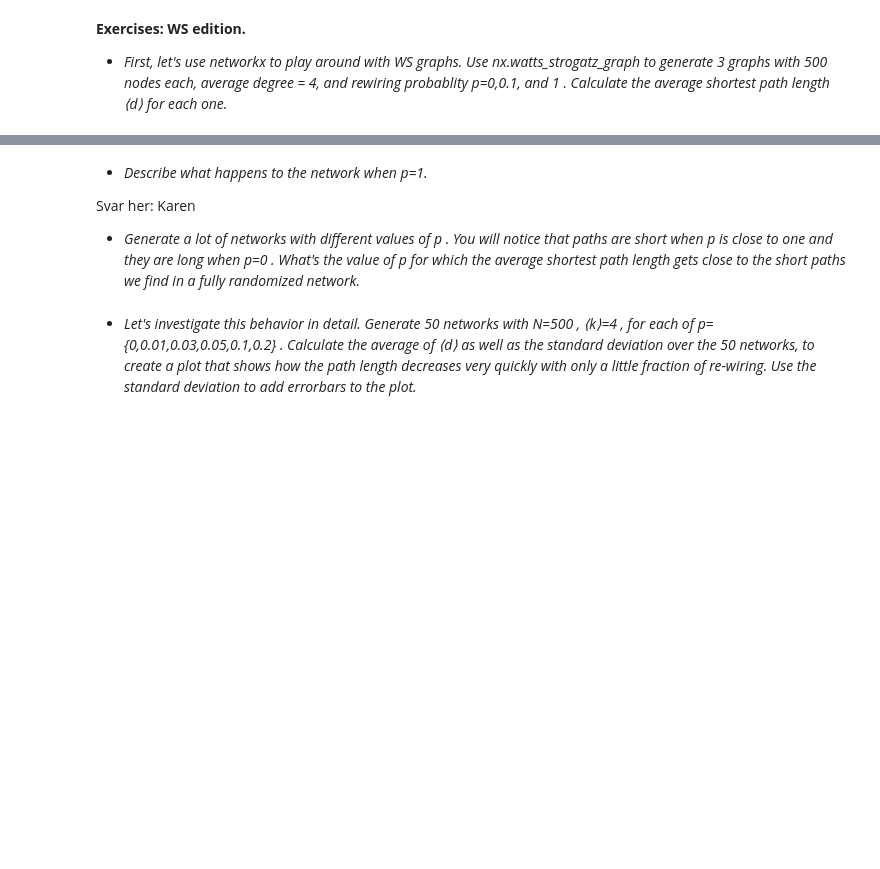
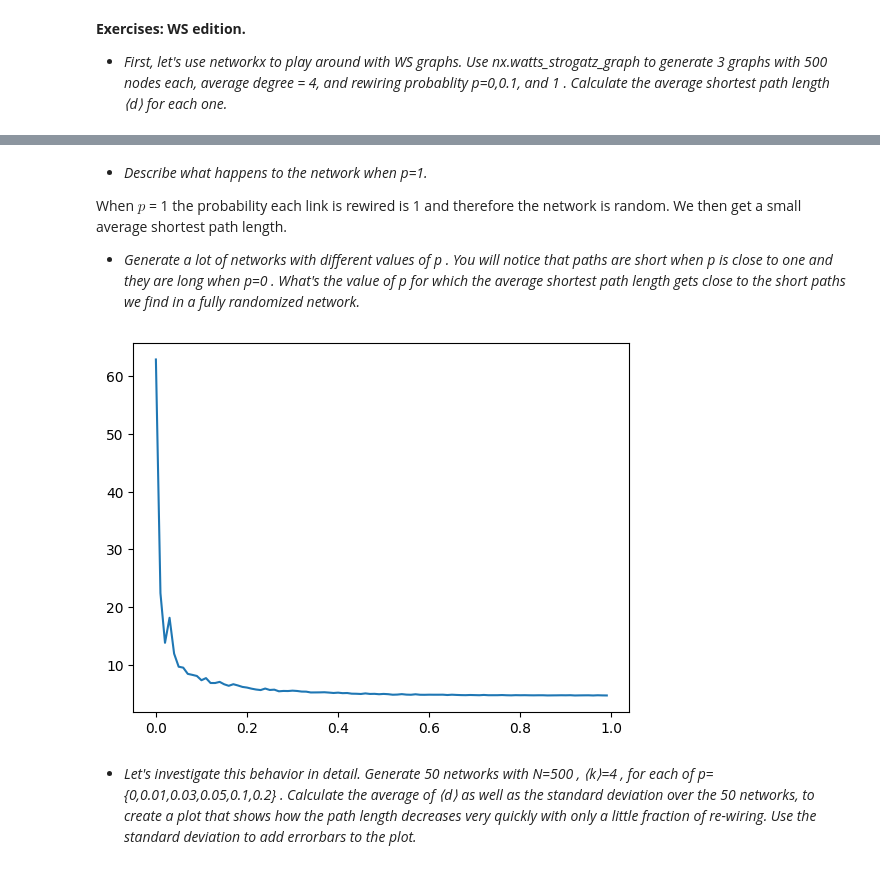
Before and after one commit to fridapfrandsen/SocialGraphsAssignment1, a Jupyter notebook: Assignment1.ipynb, the cells around one changed output, grey strips where cells are left out. Saved outputs shown, nothing was run; the diff lists cells and outputs as text; code cells hidden in the pictures; blank space fills up the shorter version.

Commit message:
indsat frida og Karen kommentere

```diff
--- a/Assignment1.ipynb
+++ b/Assignment1.ipynb
@@ -59,6 +62,6 @@ G3: Average shortest path length = 4.7922164328657315
 # %% [markdown]
 - *Describe what happens to the network when  p=1.*
 
-Svar her: Karen
+When $p$ = 1 the probability each link is rewired is 1 and therefore the network is random. We then get a small average shortest path length.
 
 - *Generate a lot of networks with different values of  p . You will notice that paths are short when  p  is close to one and they are long when p=0 . What's the value of  p  for which the average shortest path length gets close to the short paths we find in a fully randomized network.*
@@ -67,3 +68,16 @@ Svar her: Karen
+# %%
+avg_shot_path = []
+p_values = []
+
+for p in np.arange(0, 1 , 0.01):
+    G = nx.watts_strogatz_graph(500, 4, p)
+    avg_shot_path.append(nx.average_shortest_path_length(G))
+    p_values.append(p)
+
+plt.plot(p_values, avg_shot_path)
+plt.show()
+# %% [output]
+[figure, added]
 # %% [markdown]
 - *Let's investigate this behavior in detail. Generate 50 networks with  N=500 ,  ⟨k⟩=4 , for each of  p={0,0.01,0.03,0.05,0.1,0.2} . Calculate the average of  ⟨d⟩  as well as the standard deviation over the 50 networks, to create a plot that shows how the path length decreases very quickly with only a little fraction of re-wiring. Use the standard deviation to add errorbars to the plot.*
 # %%
```
Also changed, not shown: parts of 9 cells of this notebook.
